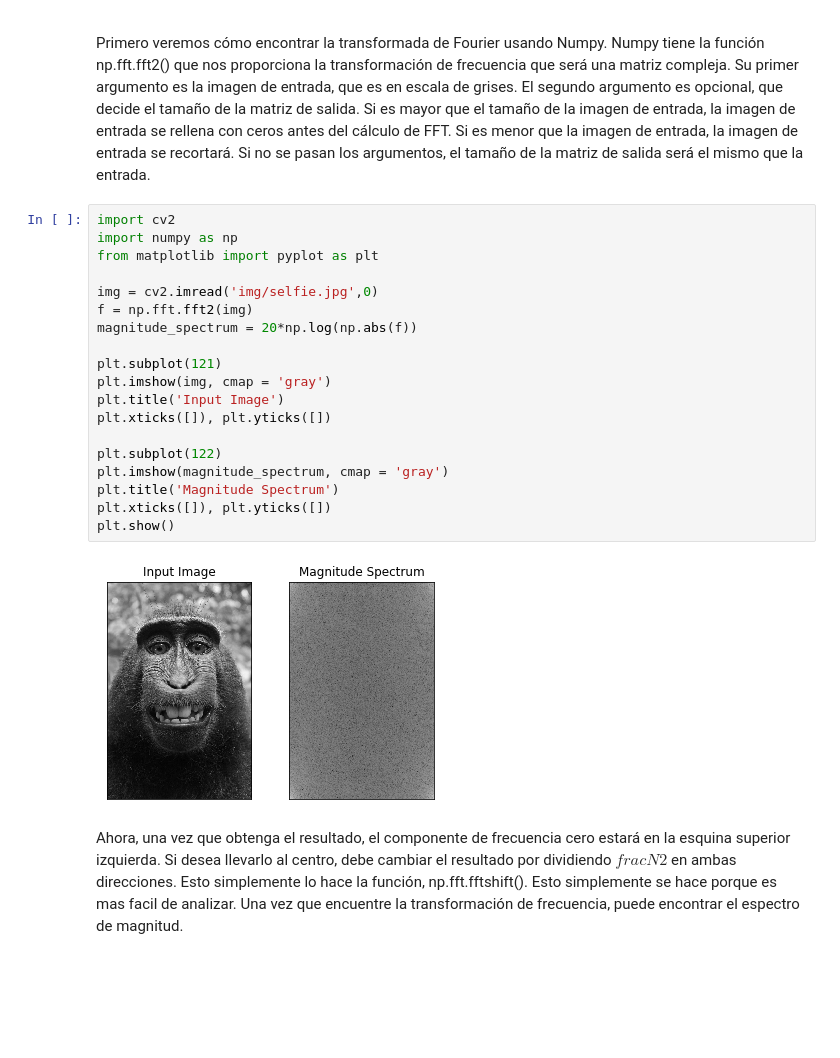
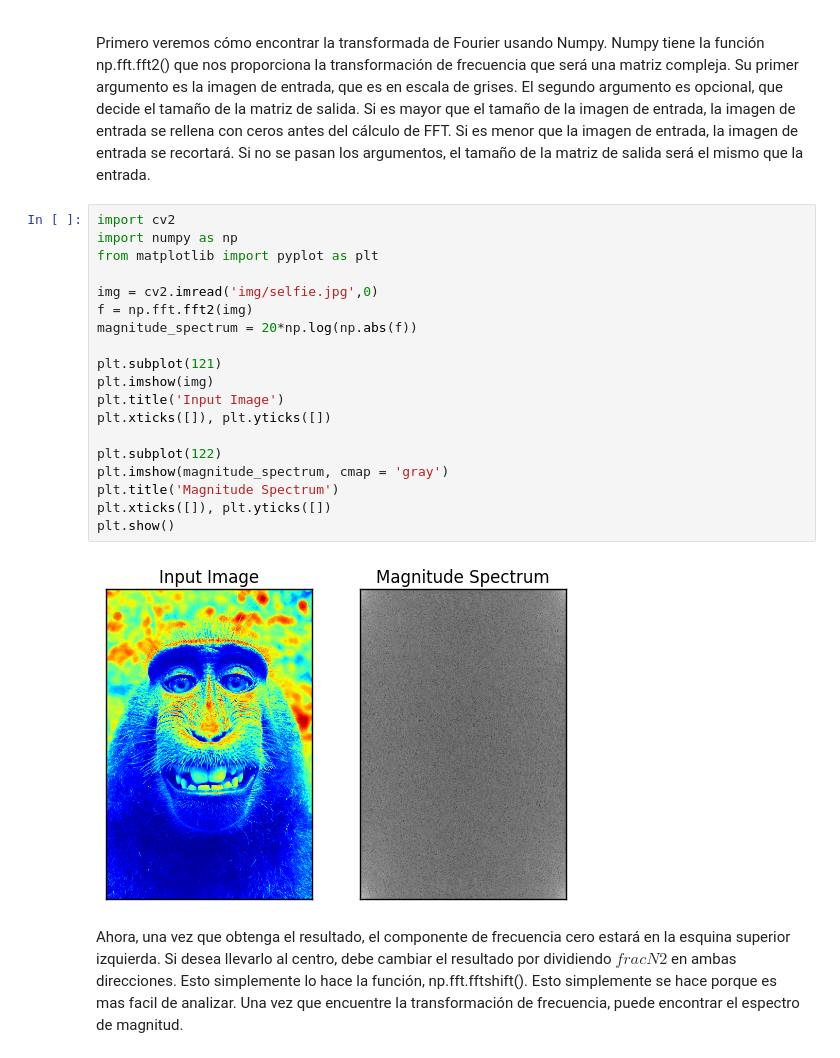
Before and after one commit to ezequielbeccaria/MATSUP_TPs, a Jupyter notebook: 05-TP_Transformada_Fourier.ipynb, the cells around one changed output. Drawn from its saved outputs; the diff is of its cells as text; blank space fills up the shorter version.

```diff
--- a/05-TP_Transformada_Fourier.ipynb
+++ b/05-TP_Transformada_Fourier.ipynb
@@ -223,24 +224,24 @@ Primero veremos cómo encontrar la transformada de Fourier usando Numpy. Numpy t
 # %%
 import cv2
 import numpy as np
 from matplotlib import pyplot as plt
 
 img = cv2.imread('img/selfie.jpg',0)
 f = np.fft.fft2(img)
 magnitude_spectrum = 20*np.log(np.abs(f))
 
 plt.subplot(121)
-plt.imshow(img, cmap = 'gray')
+plt.imshow(img)
 plt.title('Input Image')
 plt.xticks([]), plt.yticks([])
 
 plt.subplot(122)
 plt.imshow(magnitude_spectrum, cmap = 'gray')
 plt.title('Magnitude Spectrum')
 plt.xticks([]), plt.yticks([])
 plt.show()
 # %% [output]
-[figure, old version]
+[figure, new version]
 # %% [markdown]
 Ahora, una vez que obtenga el resultado, el componente de frecuencia cero estará en la esquina superior izquierda. Si desea llevarlo al centro, debe cambiar el resultado por dividiendo $frac{N}{2}$ en ambas direcciones. Esto simplemente lo hace la función, np.fft.fftshift(). Esto simplemente se hace porque es mas facil de analizar. Una vez que encuentre la transformación de frecuencia, puede encontrar el espectro de magnitud.
 # %%
```
Also changed, not shown: parts of 6 cells of this notebook, 7 other files.
